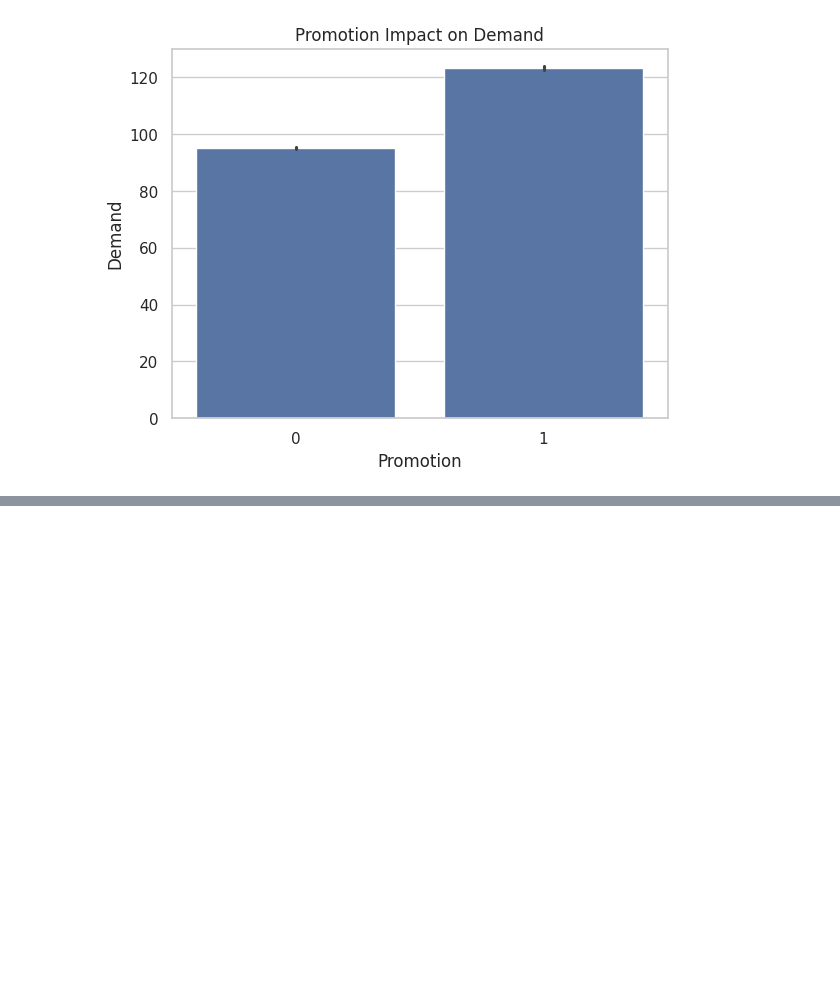
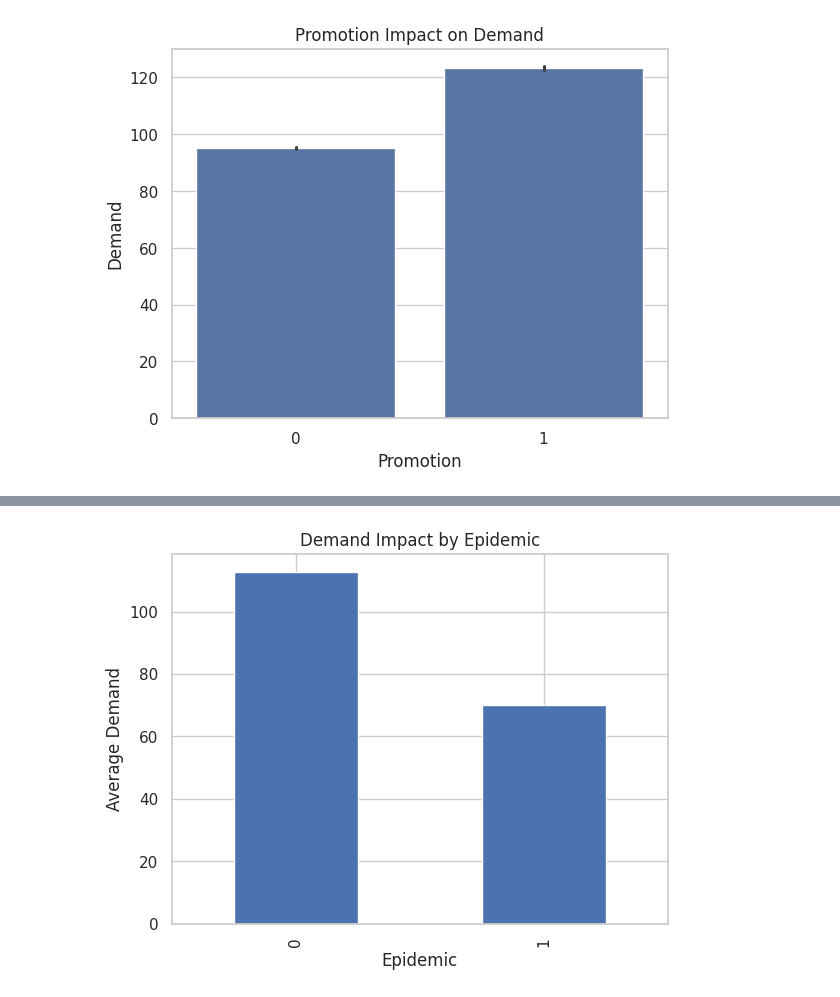
Before and after one commit to RoihansLab/Machine-Learning-Projects, a Jupyter notebook: 10_End_to_End_Retail_Demand_Forecasting/10_analisis.ipynb, the cells around one changed output, grey strips where cells are left out. Saved outputs shown, nothing was run; the diff lists cells and outputs as text; code cells hidden in the pictures; blank space fills up the shorter version.

```diff
--- a/10_End_to_End_Retail_Demand_Forecasting/10_analisis.ipynb
+++ b/10_End_to_End_Retail_Demand_Forecasting/10_analisis.ipynb
@@ -415,0 +438,7 @@ plt.show()
+# %%
+df.groupby("Epidemic")["Demand"].mean().plot(kind="bar", title="Demand Impact by Epidemic")
+plt.xlabel("Epidemic")
+plt.ylabel("Average Demand")
+plt.show()
+# %% [output]
+[figure, added]
```
Also changed, not shown: parts of 5 cells of this notebook.
